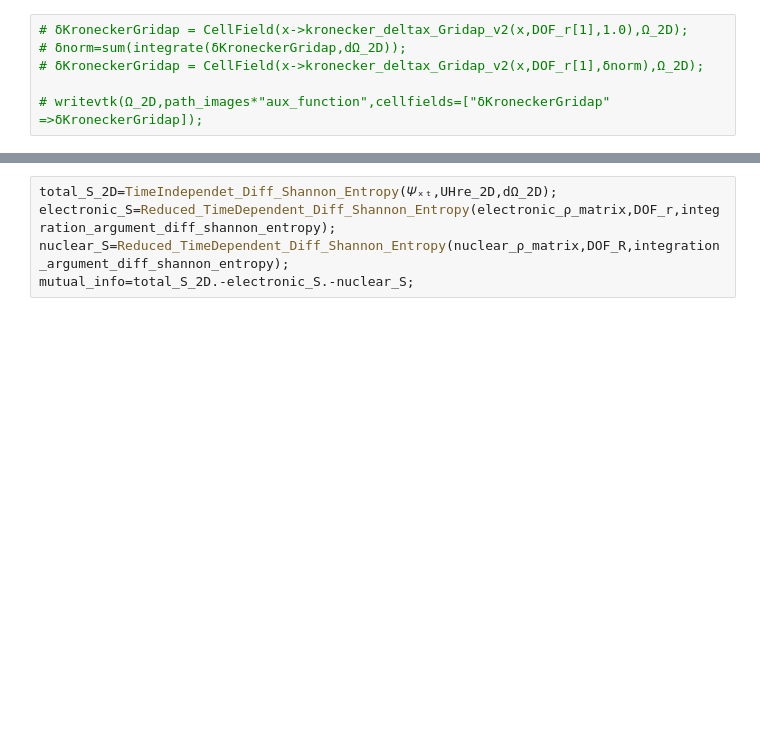
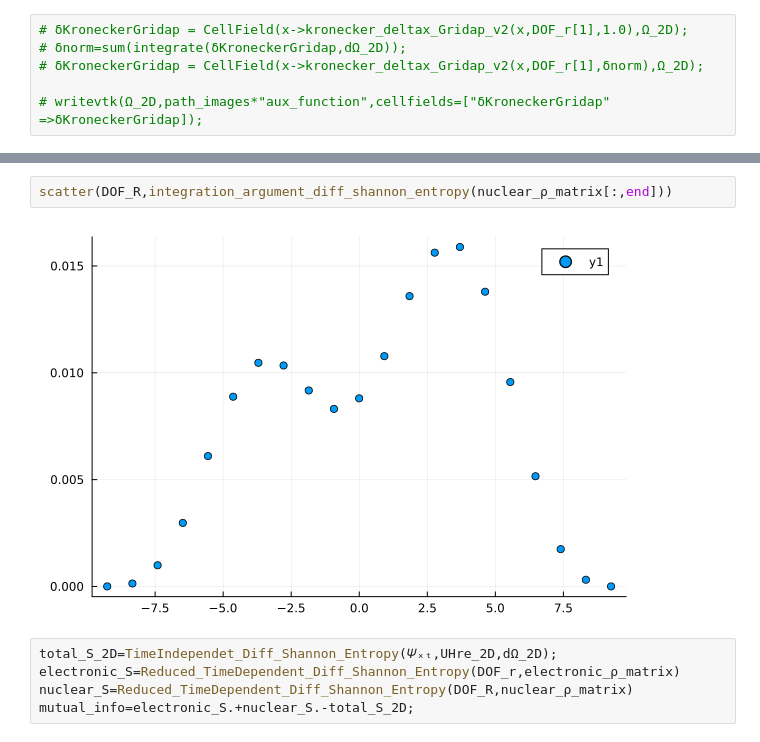
Before and after one commit to mendzmartin/ElectronNuclear_Coupling_Dynamics, a Jupyter notebook: codes/03_Code_auxiliary_tests.ipynb, the cells around one changed output, grey strips where cells are left out. Drawn from its saved outputs; the diff is of its cells as text; blank space fills up the shorter version.

```diff
--- a/codes/03_Code_auxiliary_tests.ipynb
+++ b/codes/03_Code_auxiliary_tests.ipynb
@@ -186,8 +255,12 @@ Reduced_TimeDependent_Diff_Shannon_Entropy (generic function with 1 method)
+# %%
+scatter(DOF_R,integration_argument_diff_shannon_entropy(nuclear_ρ_matrix[:,end]))
+# %% [output]
+[figure, added]
 # %%
 total_S_2D=TimeIndependet_Diff_Shannon_Entropy(𝛹ₓₜ,UHre_2D,dΩ_2D);
-electronic_S=Reduced_TimeDependent_Diff_Shannon_Entropy(electronic_ρ_matrix,DOF_r,integration_argument_diff_shannon_entropy);
-nuclear_S=Reduced_TimeDependent_Diff_Shannon_Entropy(nuclear_ρ_matrix,DOF_R,integration_argument_diff_shannon_entropy);
-mutual_info=total_S_2D.-electronic_S.-nuclear_S;
+electronic_S=Reduced_TimeDependent_Diff_Shannon_Entropy(DOF_r,electronic_ρ_matrix)
+nuclear_S=Reduced_TimeDependent_Diff_Shannon_Entropy(DOF_R,nuclear_ρ_matrix)
+mutual_info=electronic_S.+nuclear_S.-total_S_2D;
 # %%
 plot1=plot();
 plot2=plot!(plot1,total_S_2D,label="\$S_{tot}(t)\$");
```
Also changed, not shown: parts of 17 cells of this notebook, 49 other files.
